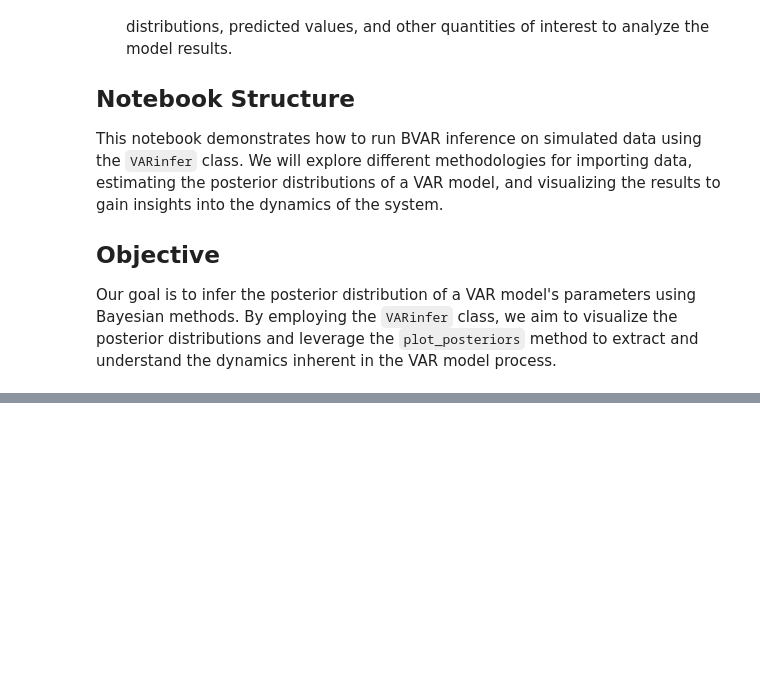
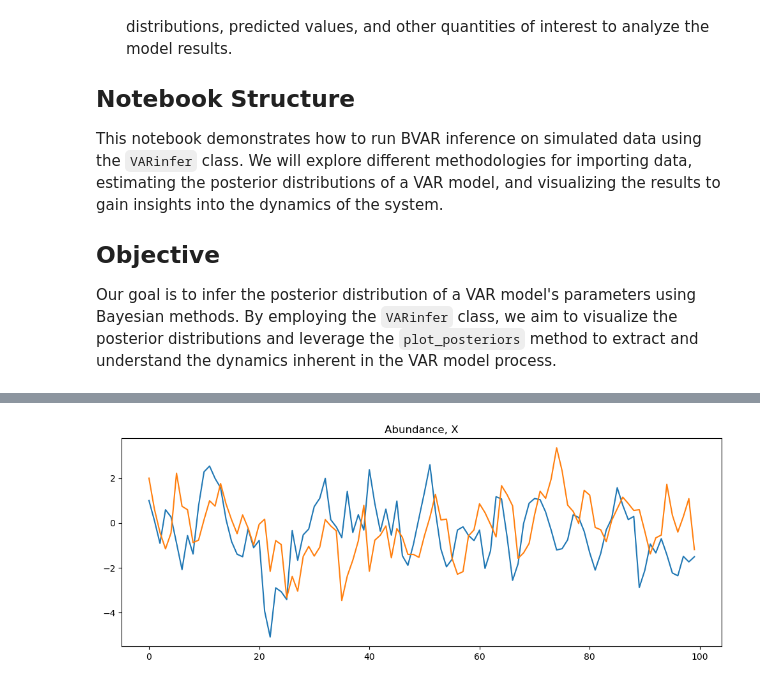
Before and after one commit to ucl-cssb/MIMIC, a Jupyter notebook: examples/examples-inf-BVAR/BVARinfer.ipynb, the cells around one changed output, grey strips where cells are left out. Saved outputs shown, nothing was run; the diff lists cells and outputs as text; code cells hidden in the pictures; blank space fills up the shorter version.

```diff
--- a/examples/examples-inf-BVAR/BVARinfer.ipynb
+++ b/examples/examples-inf-BVAR/BVARinfer.ipynb
@@ -38,0 +44,8 @@ Our goal is to infer the posterior distribution of a VAR model's parameters usin
+# %%
+# Import parameters from JSON file
+
+parameters = read_parameters('parameters.json')
+simulator = VARSimulator(**parameters)
+simulator.run("VARsim")
+# %% [output]
+[figure, added]
```
Also changed, not shown: parts of 6 cells of this notebook, 4 other files.
